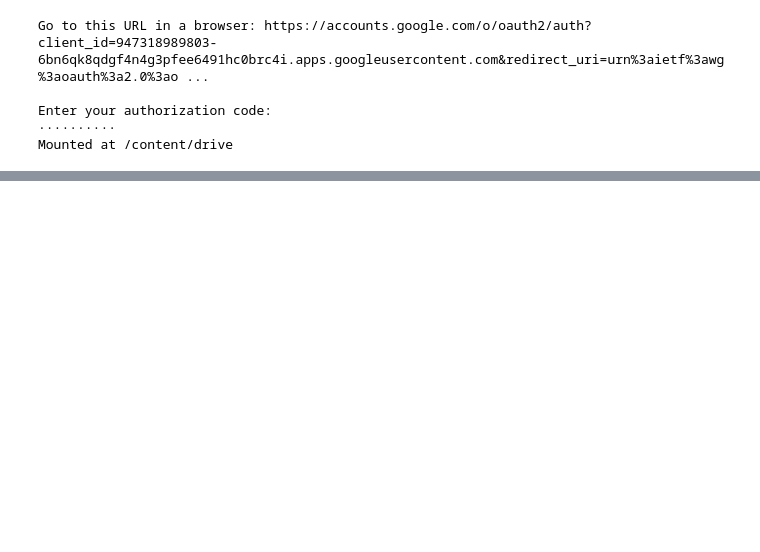
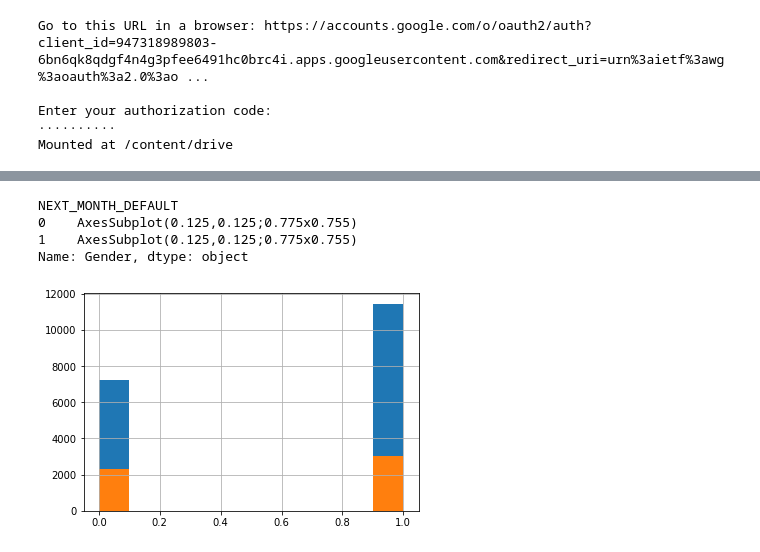
Before and after one commit to Prabha11/pre-datastorm-v1-0, a Jupyter notebook: pre_data_storm_feature_selection.ipynb, the cells around one changed output, grey strips where cells are left out. Drawn from its saved outputs; the diff is of its cells as text; code cells hidden in the pictures; blank space fills up the shorter version.

```diff
--- a/pre_data_storm_feature_selection.ipynb
+++ b/pre_data_storm_feature_selection.ipynb
@@ -26,0 +61,8 @@ df.head()
+# %%
+df.groupby("NEXT_MONTH_DEFAULT").Gender.hist()
+# %% [output]
+NEXT_MONTH_DEFAULT
+0    AxesSubplot(0.125,0.125;0.775x0.755)
+1    AxesSubplot(0.125,0.125;0.775x0.755)
+Name: Gender, dtype: object
+[figure, added]
```
Also changed, not shown: parts of 10 cells of this notebook.
